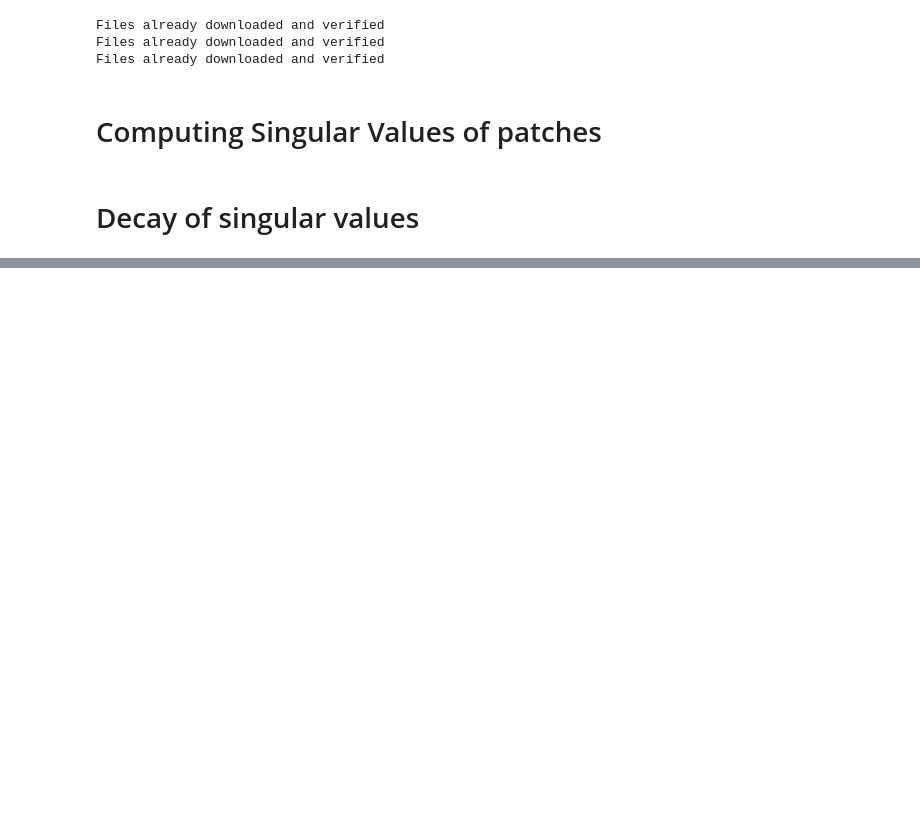
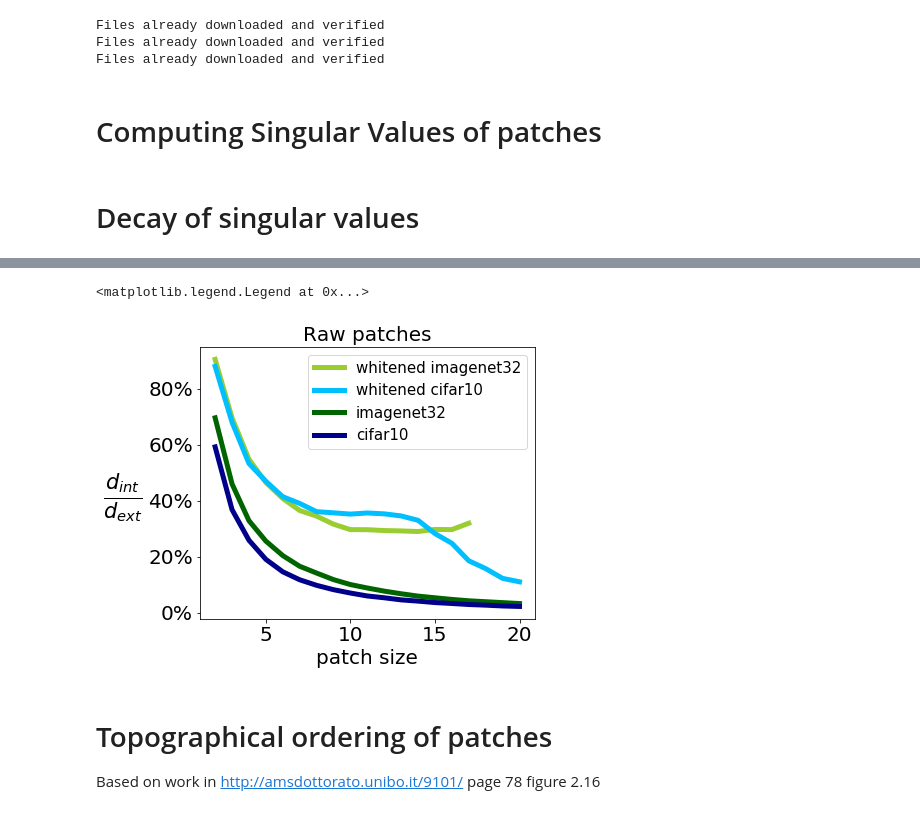
Before and after one commit to louity/patches, a Jupyter notebook: PatchesAnalysis.ipynb, the cells around one changed output, grey strips where cells are left out. Cells and saved outputs as stored; diff of their text form; code cells hidden in the pictures; blank space fills up the shorter version.

```diff
--- a/PatchesAnalysis.ipynb
+++ b/PatchesAnalysis.ipynb
@@ -131,0 +312,37 @@ save('intrinsic_dims')
+# %%
+fig, ax = plt.subplots(1,1, figsize=(6,5))
+# params
+max_id = 100
+raw_idx=0
+whitened_idx = 3
+linewidth = 5.
+thresh = 0.2
+K_max = 2000
+# plot
+patch_sizes = []
+
+colors = [ 'darkgreen', 'yellowgreen','darkblue', 'deepskyblue']
+ext_dims = reg_imagnet32_int_dims_LS['patch_size']**2*3
+ax.plot(reg_imagnet32_int_dims_LS['patch_size'],reg_imagnet32_int_dims_LS['Idim']/ext_dims, label = 'whitened imagenet32', color = colors[1], linewidth = linewidth)
+
+ext_dims = reg_cifar10_int_dims_LS['patch_size']**2*3
+ax.plot(reg_cifar10_int_dims_LS['patch_size'],reg_cifar10_int_dims_LS['Idim']/ext_dims, label='whitened cifar10', color = colors[3], linewidth = linewidth)
+
+ext_dims = imagnet32_int_dims_LS['patch_size']**2*3
+ax.plot(imagnet32_int_dims_LS['patch_size'],imagnet32_int_dims_LS['Idim']/ext_dims, label = 'imagenet32', color = colors[0], linewidth = linewidth)
+
+ext_dims = cifar10_int_dims_LS['patch_size']**2*3
+ax.plot(cifar10_int_dims_LS['patch_size'],cifar10_int_dims_LS['Idim']/ext_dims, label='cifar10', color = colors[2], linewidth = linewidth)
+
+
+format_ax(ax,xlabel='patch size', ylabel= '$\\frac{d_{int}}{d_{ext}}$', title = 'Raw patches', labelsize=20)
+ax.yaxis.set_label_coords(-0.23, 0.35)
+ax.legend(fontsize = 15)
+#save('intrinsic_dims')
+# %% [output]
+<matplotlib.legend.Legend at 0x...>
+[figure, added]
+# %% [markdown]
+# Topographical ordering of patches
+
+Based on work in http://amsdottorato.unibo.it/9101/     page 78 figure 2.16
```
Also changed, not shown: parts of 17 cells of this notebook, 1 other file.
